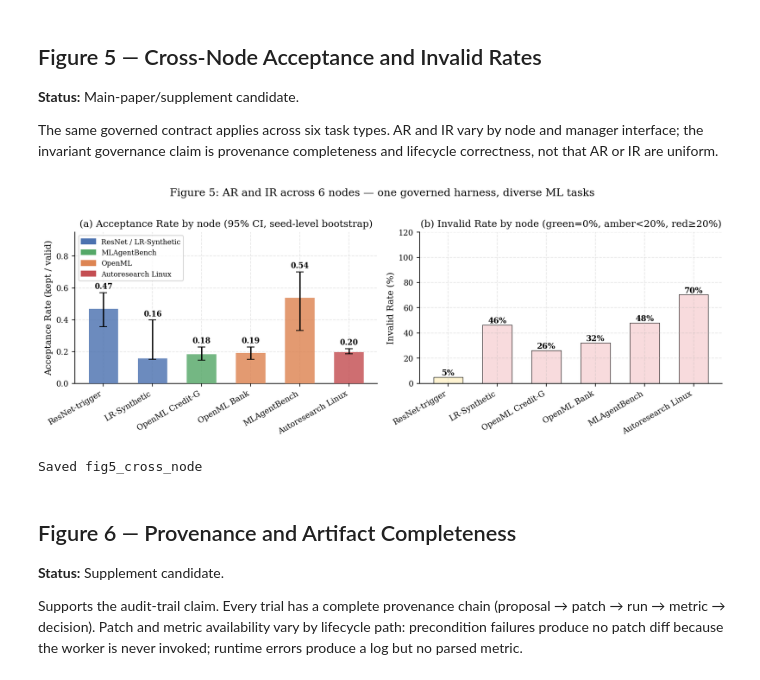
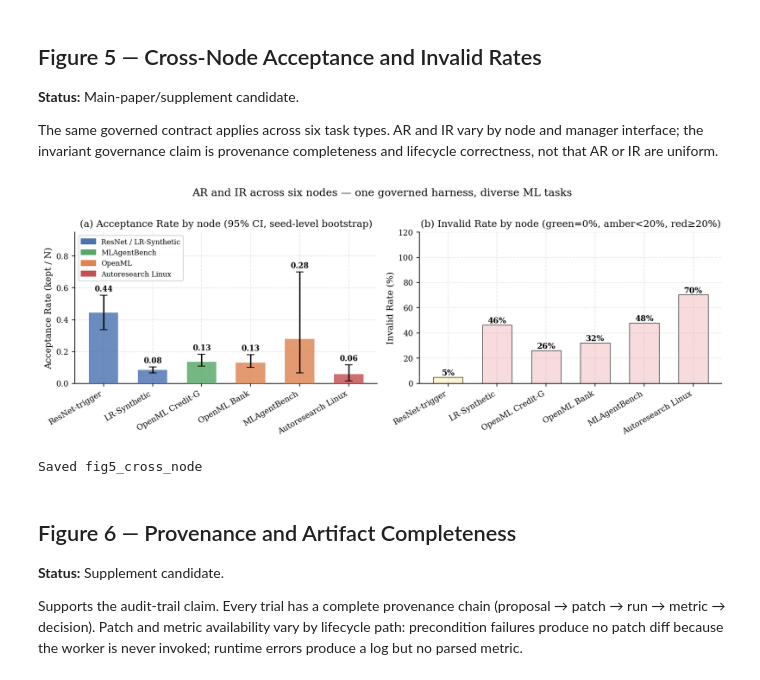
Before and after one commit to dowlingwong/autoresearch_harness, a Jupyter notebook: paper_figures.ipynb, the cells around one changed output. Cells and saved outputs as stored; diff of their text form; code cells hidden in the pictures.

```diff
--- a/paper_figures.ipynb
+++ b/paper_figures.ipynb
@@ -168,7 +168,7 @@ for cid in PRIMARY_CAMPAIGN_IDS:
     ALL_CAMPAIGNS[cid] = {
         "cid": cid, "node": node, "arm": arm, "trials": trials,
         "kept": kept, "disc": disc, "failed": failed, "n": len(trials),
-        "ar": len(kept) / valid if valid > 0 else None,
+        "ar": len(kept) / len(trials) if trials else None,
         "ir": len(failed) / len(trials),
     }
 
@@ -187,7 +187,7 @@ NODE_LABELS = {
 }
 
 total_trials = sum(c["n"] for c in ALL_CAMPAIGNS.values())
-print(f"Loaded {len(ALL_CAMPAIGNS)} campaigns, {total_trials} trials  (paper cites 1,135 primary-set)")
+print(f"Loaded {len(ALL_CAMPAIGNS)} campaigns, {total_trials} trials  (paper primary set: 1,445)")
 if missing:
     print("  ⚠  Missing ledgers:", missing)
 for node in NODE_ORDER:
@@ -559,8 +559,7 @@ for node in NODE_ORDER:
     n_kept= sum(len(c["kept"])   for c in cs)
     n_disc= sum(len(c["disc"])   for c in cs)
     n_fail= sum(len(c["failed"]) for c in cs)
-    valid = n_kept + n_disc
-    ar    = n_kept / valid if valid > 0 else None
+    ar    = n_kept / n_all if n_all > 0 else None
     per_seed = [c["ar"] for c in cs if c["ar"] is not None]
     if len(per_seed) >= 2:
         boots   = [np.mean(rng_global.choice(per_seed, len(per_seed), replace=True))
@@ -582,36 +581,36 @@ ar_his = [s["ar_hi"]    for s in summaries]
 
 ax.bar(x, ars, w, color=bar_colors, alpha=0.82, zorder=3)
 ax.errorbar(x, ars, yerr=[np.array(ars)-np.array(ar_los), np.array(ar_his)-np.array(ars)],
     fmt="none", color="black", capsize=4.5, lw=1.5, zorder=4)
 for i, s in enumerate(summaries):
     lbl = f"{s['ar']:.2f}" if s["ar"] else "N/A"
     ax.text(i, (s["ar_hi"] or 0)+0.025, lbl, ha="center", fontsize=8.5, fontweight="bold")
 ax.set_xticks(x); ax.set_xticklabels([NODE_LABELS[n] for n in NODE_ORDER], rotation=30, ha="right")
-ax.set_ylabel("Acceptance Rate (kept / valid)"); ax.set_ylim(0, 0.95)
+ax.set_ylabel("Acceptance Rate (kept / N)"); ax.set_ylim(0, 0.95)
 ax.set_title("(a) Acceptance Rate by node (95% CI, seed-level bootstrap)")
 ax.legend(handles=[
     mpatches.Patch(color="#4C72B0", label="ResNet / LR-Synthetic"),
     mpatches.Patch(color="#55A868", label="MLAgentBench"),
     mpatches.Patch(color="#DD8452", label="OpenML"),
     mpatches.Patch(color="#C44E52", label="Autoresearch Linux"),
 ], fontsize=8)
 
 irs = [s["ir"] for s in summaries]
 ir_colors = ["#d4f0dc" if ir == 0 else "#fff3cd" if ir < 0.2 else "#f8d7da" for ir in irs]
 ax2.bar(x, [100*ir for ir in irs], w, color=ir_colors, edgecolor="black", lw=0.6, alpha=0.9)
 for i, ir in enumerate(irs):
     ax2.text(i, 100*ir+1.5, f"{100*ir:.0f}%", ha="center", fontsize=9, fontweight="bold")
 ax2.set_xticks(x); ax2.set_xticklabels([NODE_LABELS[n] for n in NODE_ORDER], rotation=30, ha="right")
 ax2.set_ylabel("Invalid Rate (%)"); ax2.set_ylim(0, 120)
 ax2.set_title("(b) Invalid Rate by node (green=0%, amber<20%, red≥20%)")
 
-fig.suptitle("Figure 5: AR and IR across 6 nodes — one governed harness, diverse ML tasks", y=1.01)
+fig.suptitle("AR and IR across six nodes — one governed harness, diverse ML tasks", y=1.01)
 plt.tight_layout()
 plt.savefig(FIGURES_DIR / "fig5_cross_node.pdf", bbox_inches="tight")
 plt.savefig(FIGURES_DIR / "fig5_cross_node.svg", bbox_inches="tight")
 plt.show(); print("Saved fig5_cross_node")
 # %% [output]
-[figure, old version]
+[figure, new version]
 Saved fig5_cross_node
 # %% [markdown]
 ## Figure 6 — Provenance and Artifact Completeness
```
Also changed, not shown: parts of 13 cells of this notebook, 9 other files.
